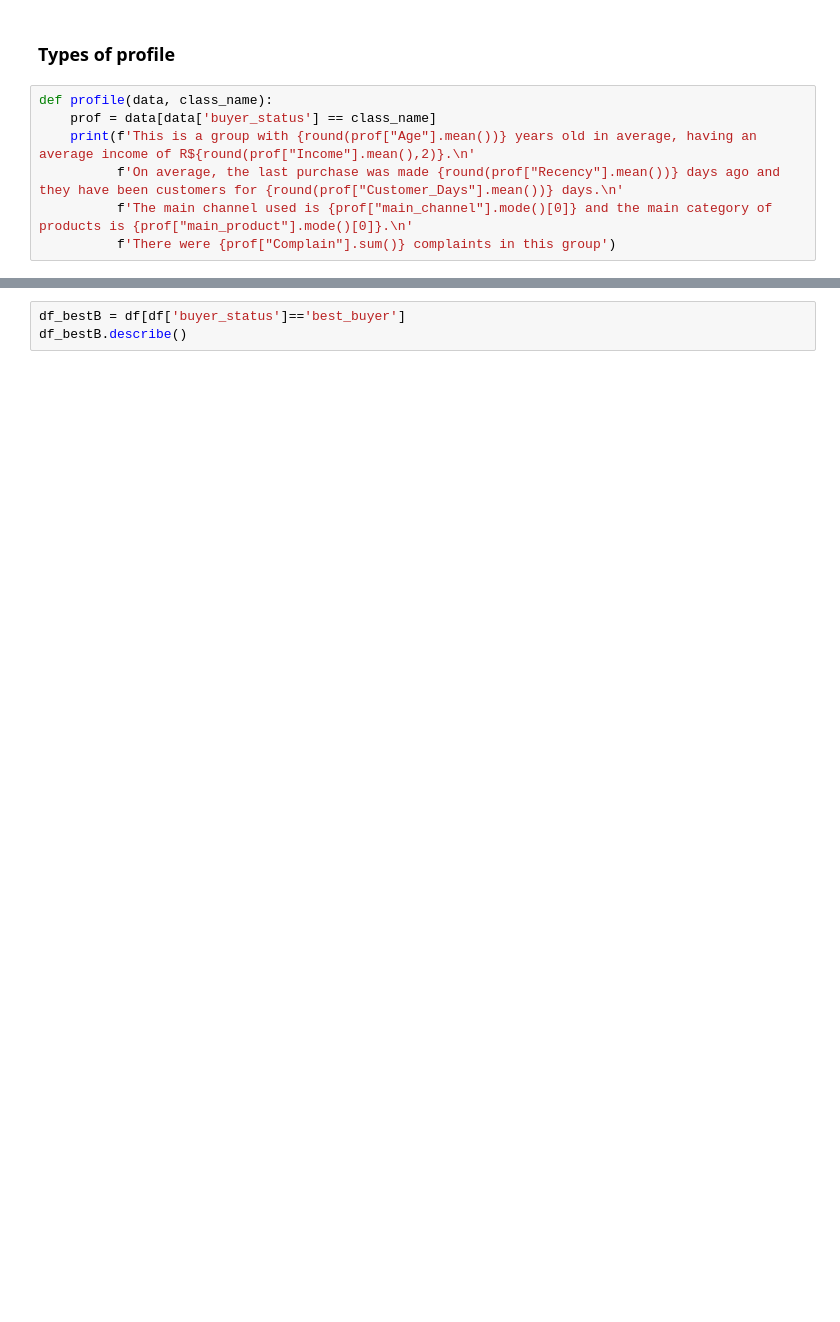
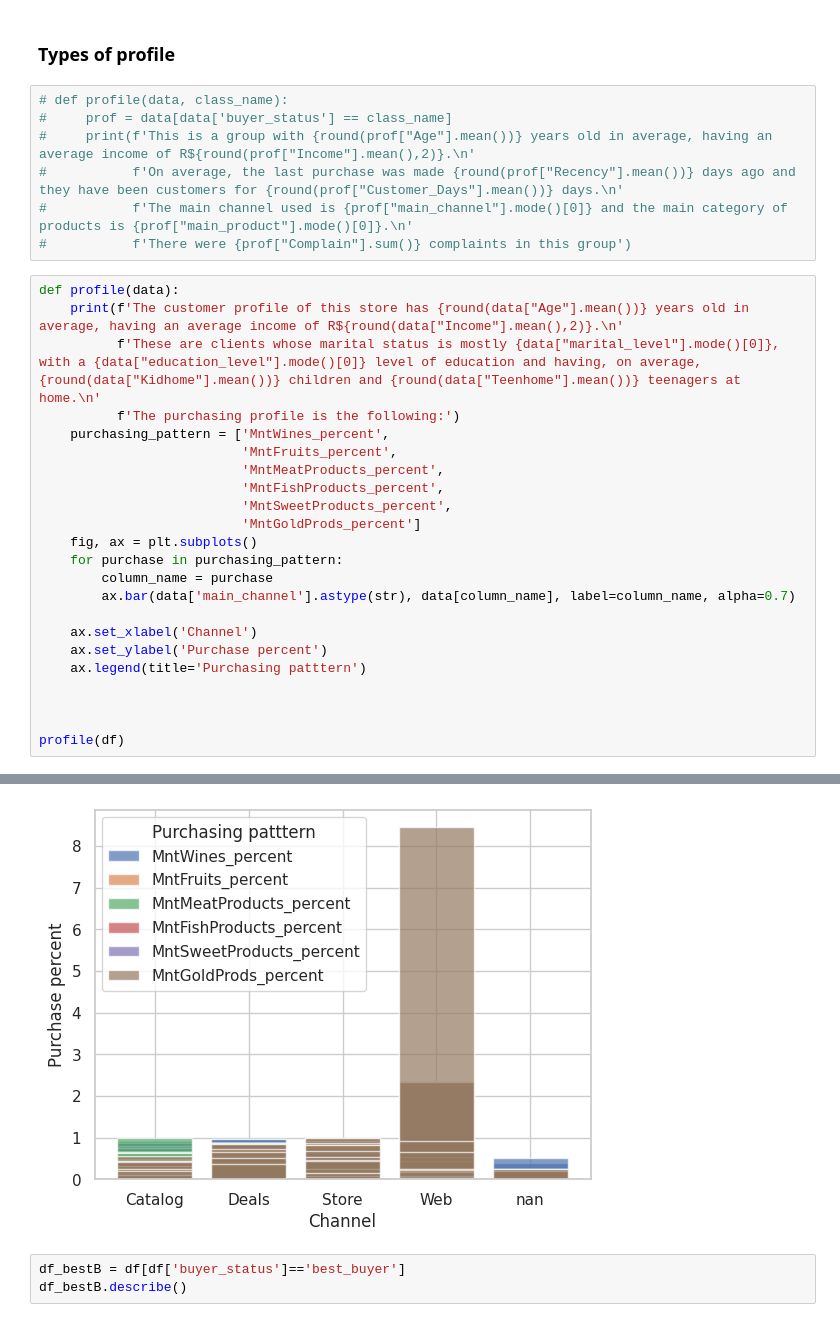
Before and after one commit to petrugeral/Marketing_Analytics, a Jupyter notebook: ifood_marketing_analytics/workspace.ipynb, the cells around one changed output, grey strips where cells are left out. Saved outputs shown, nothing was run; the diff lists cells and outputs as text; blank space fills up the shorter version.

```diff
--- a/ifood_marketing_analytics/workspace.ipynb
+++ b/ifood_marketing_analytics/workspace.ipynb
@@ -576,9 +573,33 @@ df.describe()
 # %% [markdown]
 ### Types of profile
 # %%
-def profile(data, class_name):
-    prof = data[data['buyer_status'] == class_name]
-    print(f'This is a group with {round(prof["Age"].mean())} years old in average, having an average income of R${round(prof["Income"].mean(),2)}.\n'
-          f'On average, the last purchase was made {round(prof["Recency"].mean())} days ago and they have been customers for {round(prof["Customer_Days"].mean())} days.\n'
-          f'The main channel used is {prof["main_channel"].mode()[0]} and the main category of products is {prof["main_product"].mode()[0]}.\n'
-          f'There were {prof["Complain"].sum()} complaints in this group')
+# def profile(data, class_name):
+#     prof = data[data['buyer_status'] == class_name]
+#     print(f'This is a group with {round(prof["Age"].mean())} years old in average, having an average income of R${round(prof["Income"].mean(),2)}.\n'
+#           f'On average, the last purchase was made {round(prof["Recency"].mean())} days ago and they have been customers for {round(prof["Customer_Days"].mean())} days.\n'
+#           f'The main channel used is {prof["main_channel"].mode()[0]} and the main category of products is {prof["main_product"].mode()[0]}.\n'
+#           f'There were {prof["Complain"].sum()} complaints in this group')
+# %%
+def profile(data):
+    print(f'The customer profile of this store has {round(data["Age"].mean())} years old in average, having an average income of R${round(data["Income"].mean(),2)}.\n'
+          f'These are clients whose marital status is mostly {data["marital_level"].mode()[0]}, with a {data["education_level"].mode()[0]} level of education and having, on average, {round(data["Kidhome"].mean())} children and {round(data["Teenhome"].mean())} teenagers at home.\n'
+          f'The purchasing profile is the following:')
+    purchasing_pattern = ['MntWines_percent',
+                          'MntFruits_percent',
+                          'MntMeatProducts_percent',
+                          'MntFishProducts_percent',
+                          'MntSweetProducts_percent',
+                          'MntGoldProds_percent']
+    fig, ax = plt.subplots()
+    for purchase in purchasing_pattern:
+        column_name = purchase
+        ax.bar(data['main_channel'].astype(str), data[column_name], label=column_name, alpha=0.7)
+
+    ax.set_xlabel('Channel')
+    ax.set_ylabel('Purchase percent')
+    ax.legend(title='Purchasing patttern')
+
+
+
+profile(df)
+# %% [output]
@@ -585,3 +609,4 @@ def profile(data, class_name):
+[figure, added]
 # %%
 df_bestB = df[df['buyer_status']=='best_buyer']
 df_bestB.describe()
```
Also changed, not shown: parts of 8 cells of this notebook.
